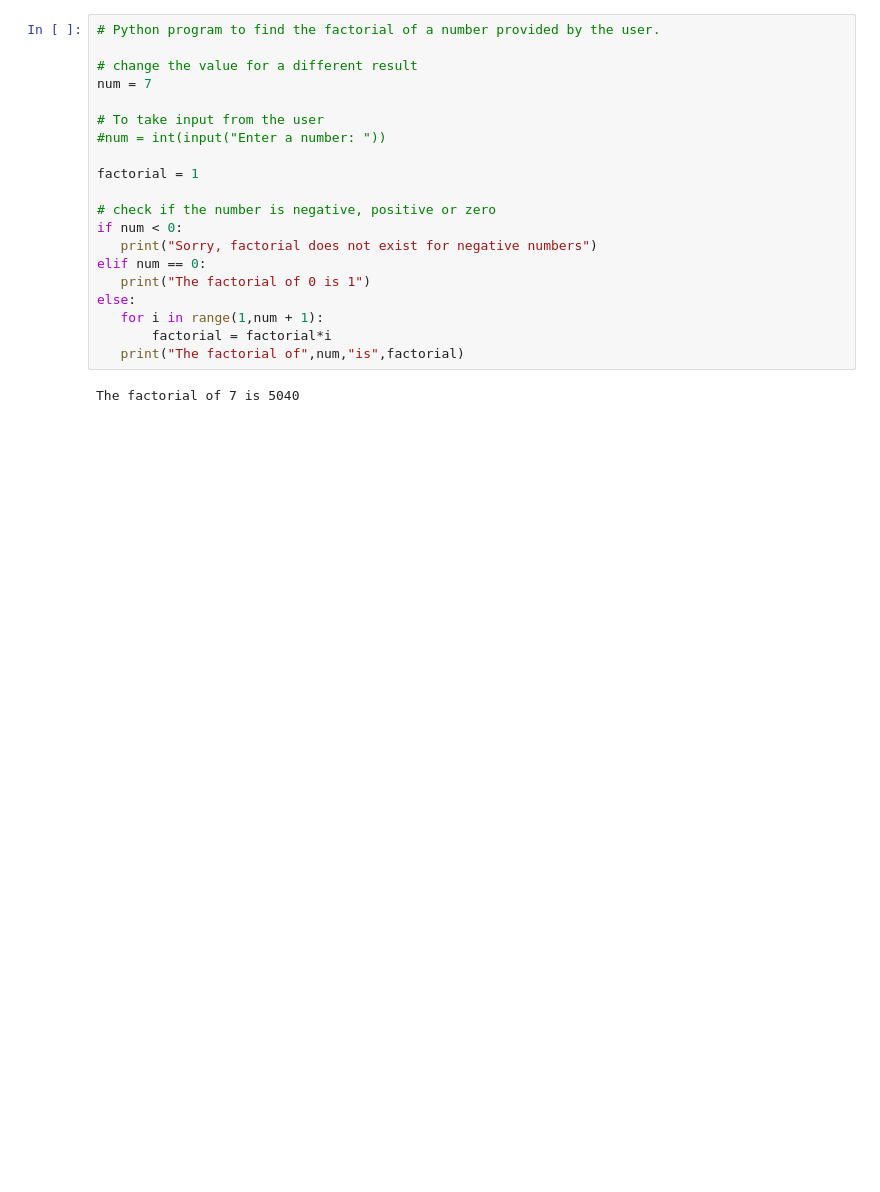
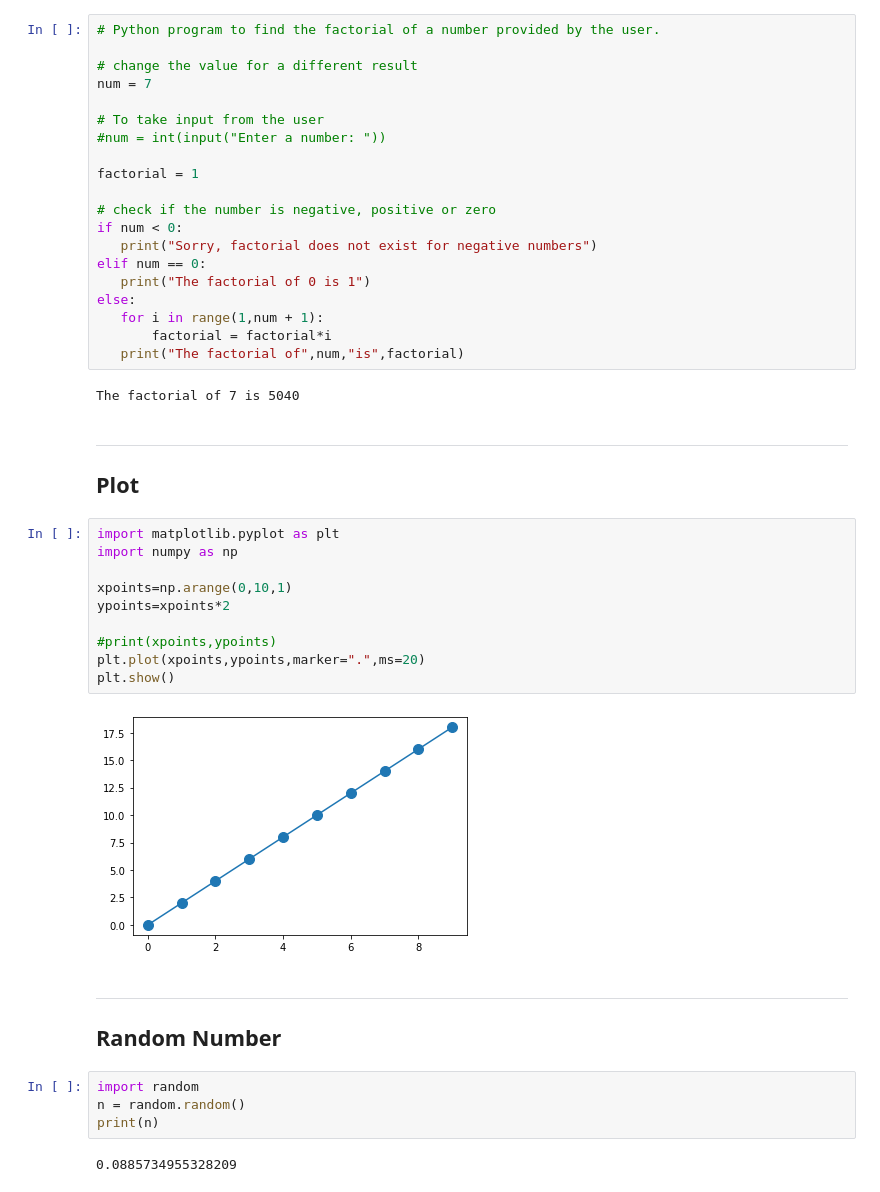
Before and after one commit to navgaur/Mathematical-Physics-I, a Jupyter notebook: Intro Python 1.ipynb, the cells around one changed output. Drawn from its saved outputs; the diff is of its cells as text; blank space fills up the shorter version.

```diff
--- a/Intro Python 1.ipynb
+++ b/Intro Python 1.ipynb
@@ -440,3 +461,27 @@ else:
    print("The factorial of",num,"is",factorial)
 # %% [output]
 The factorial of 7 is 5040
+# %% [markdown]
+---
+## Plot
+# %%
+import matplotlib.pyplot as plt
+import numpy as np
+
+xpoints=np.arange(0,10,1)
+ypoints=xpoints*2
+
+#print(xpoints,ypoints)
+plt.plot(xpoints,ypoints,marker=".",ms=20)
+plt.show()
+# %% [output]
+[figure, added]
+# %% [markdown]
+---
+## Random Number
+# %%
+import random
+n = random.random()
+print(n)
+# %% [output]
+0.0885734955328209
```
Also changed, not shown: parts of 4 cells of this notebook.
